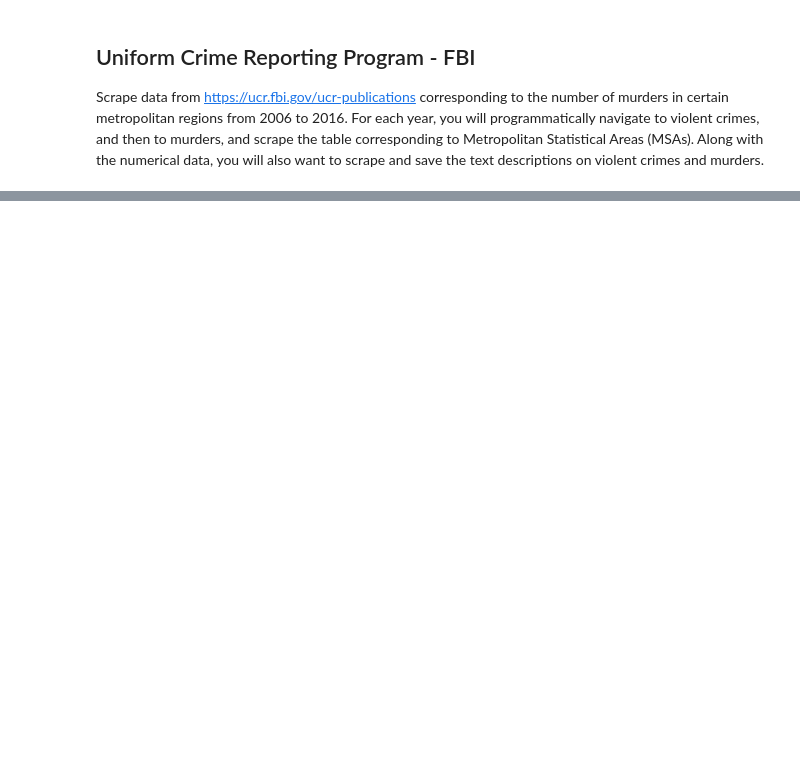
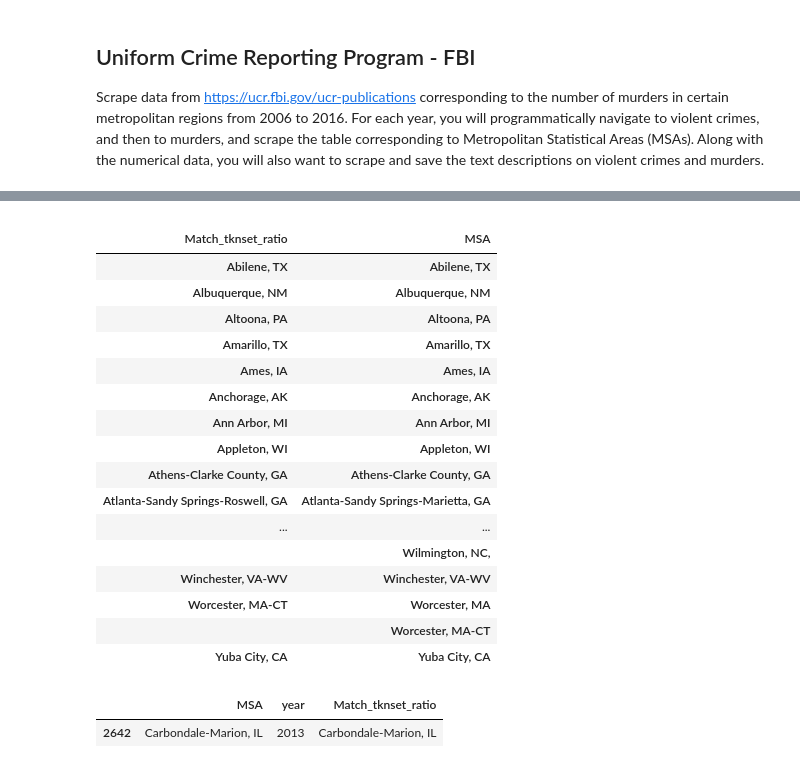
Before and after one commit to cs109grp18/cs109a_final, a Jupyter notebook: Crime - UCR FBI Data Scraping.ipynb, the cells around one changed output, grey strips where cells are left out. Cells and saved outputs as stored; diff of their text form; code cells hidden in the pictures; blank space fills up the shorter version.

```diff
--- a/Crime - UCR FBI Data Scraping.ipynb
+++ b/Crime - UCR FBI Data Scraping.ipynb
@@ -326,0 +343,31 @@ crime_by_city_in_MSA.head(4)
+# %%
+c=b.groupby('Match_tknset_ratio').count().sort_values('year')
+d=list(c[c['MSA']==11].index)
+e=b[b['Match_tknset_ratio'].isin(d)]
+del e['year']
+e.drop_duplicates(inplace=True)
+e.groupby(['Match_tknset_ratio','MSA']).count()#.sort_values('MSA', ascending=False)
+# %% [output]
+|  |  |
+| Match_tknset_ratio | MSA |
+| Abilene, TX | Abilene, TX |
+| Albuquerque, NM | Albuquerque, NM |
+| Altoona, PA | Altoona, PA |
+| Amarillo, TX | Amarillo, TX |
+| Ames, IA | Ames, IA |
+| Anchorage, AK | Anchorage, AK |
+| Ann Arbor, MI | Ann Arbor, MI |
+| Appleton, WI | Appleton, WI |
+| Athens-Clarke County, GA | Athens-Clarke County, GA |
+| Atlanta-Sandy Springs-Roswell, GA | Atlanta-Sandy Springs-Marietta, GA |
+| ... | ... |
+|  | Wilmington, NC, |
+| Winchester, VA-WV | Winchester, VA-WV |
+| Worcester, MA-CT | Worcester, MA |
+|  | Worcester, MA-CT |
+| Yuba City, CA | Yuba City, CA |
+# %%
+b[b['Match_tknset_ratio']=='Carbondale-Marion, IL']
+# %% [output]
+|  | MSA | year | Match_tknset_ratio |
+| 2642 | Carbondale-Marion, IL | 2013 | Carbondale-Marion, IL |
```
Also changed, not shown: parts of 28 cells of this notebook.
